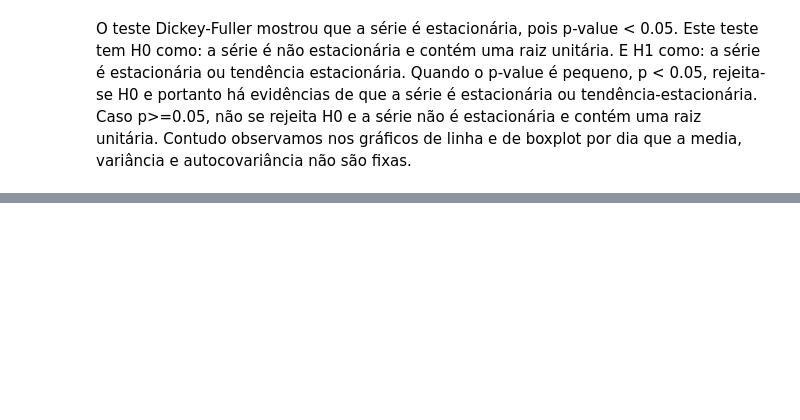
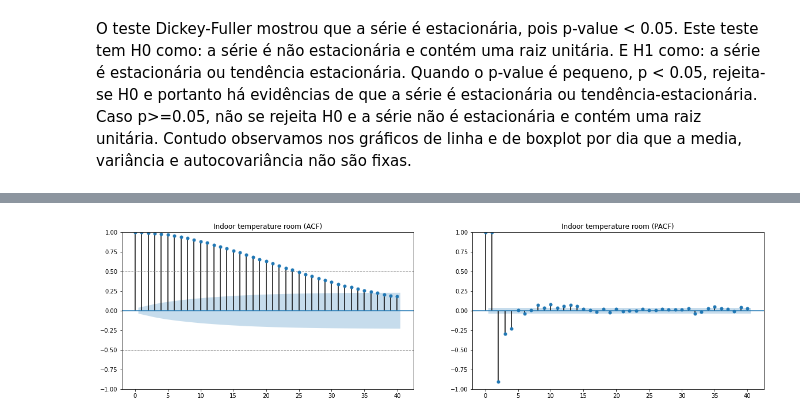
Before and after one commit to HedersonSantos/SmartHome, a Jupyter notebook: seriesTemporais.ipynb, the cells around one changed output, grey strips where cells are left out. Saved outputs shown, nothing was run; the diff lists cells and outputs as text; code cells hidden in the pictures; blank space fills up the shorter version.

```diff
--- a/seriesTemporais.ipynb
+++ b/seriesTemporais.ipynb
@@ -174,0 +190,16 @@ NameError: ignored
+# %%
+fig, axes = plt.subplots(nrows=1, ncols=2, sharex=False, sharey=False, figsize=(20, 5))
+title = 'Indoor temperature room'
+lags = 40
+for ax in axes:
+  # define os limites de -1 e 1 para o eixo y com folga de 0.1
+  ax.set_ylim(bottom=-1.1, top=1.1)
+  # plota linha constante horizontal no eixo y em 0.5 para referencia
+  ax.axhline(y=0.5, xmin=0, xmax=lags, linewidth=1, color='gray', ls="--")
+  ax.axhline(y=-0.5, xmin=0, xmax=lags, linewidth=1, color='gray', ls="--")
+
+  plot_acf(df_treino['Indoor_temperature_room'], lags=lags, title=f"{title} (ACF)", ax=axes[0])
+  plot_pacf(df_treino['Indoor_temperature_room'], lags=lags, title=f"{title} (PACF)", ax=axes[1])
+  plt.show()
+# %% [output]
+[figure, added]
```
Also changed, not shown: parts of 12 cells of this notebook.
